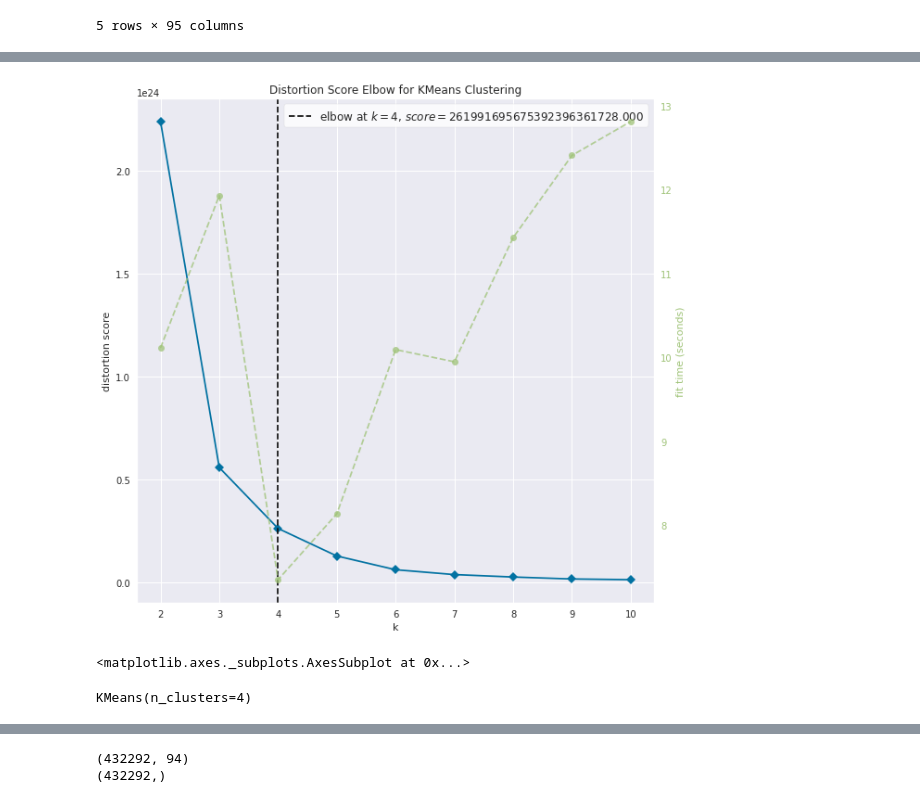
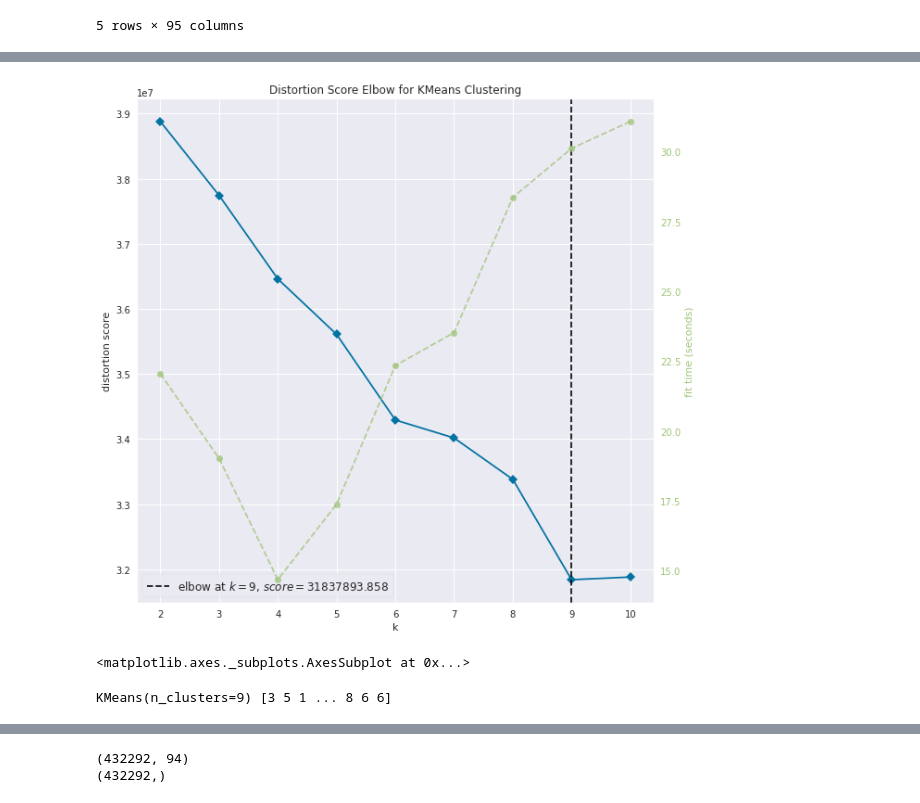
Before and after one commit to igmriegel/group-project-codenation, a Jupyter notebook: Clusterização_dos_dados.ipynb, the cells around one changed output, grey strips where cells are left out. Drawn from its saved outputs; the diff is of its cells as text; code cells hidden in the pictures.

```diff
--- a/Clusterização_dos_dados.ipynb
+++ b/Clusterização_dos_dados.ipynb
@@ -62,41 +75,28 @@ Requirement already satisfied: pyparsing!=2.0.4,!=2.1.2,!=2.1.6,>=2.0.1 in /usr/
 Requirement already satisfied: six>=1.5 in /usr/local/lib/python3.7/dist-packages (from python-dateutil>=2.1->matplotlib!=3.0.0,>=2.0.2->yellowbrick) (1.15.0)
 Requirement already satisfied: threadpoolctl>=2.0.0 in /usr/local/lib/python3.7/dist-packages (from scikit-learn>=1.0.0->yellowbrick) (3.1.0)
 Requirement already satisfied: joblib>=0.11 in /usr/local/lib/python3.7/dist-packages (from scikit-learn>=1.0.0->yellowbrick) (1.1.0)
-# %%
-from yellowbrick.cluster import KElbowVisualizer
-
-model = KMeans()
-plt.figure(figsize=(10,10))
-
-visualizer = KElbowVisualizer(model)
-visualizer.fit(df_without_id)
-
-
-sns.set_style('whitegrid')
-# Fit the data to the visualizer
-visualizer.show()
-
-# X = df_without_id
-# wcss = []
-# for i in range(1, 11):
-    # model = KMeans(n_clusters = i, random_state = 0)
-    # model.fit(X)
-    # wcss.append(model.inertia_)
-# plt.plot(range(1, 11), wcss)
-# plt.title('Elbow Method')                               # Set plot title
-# plt.xlabel('Number of clusters')                        # Set x axis name
-# plt.ylabel('Within Cluster Sum of Squares (WCSS)')      # Set y axis name
-# plt.show()
-# %% [output]
-[figure, removed]
-<matplotlib.axes._subplots.AxesSubplot at 0x...>
+# %%
+from yellowbrick.cluster import KElbowVisualizer
+
+model = KMeans()
+plt.figure(figsize=(10,10))
+
+visualizer = KElbowVisualizer(model)
+visualizer.fit(normalized_data)
+
+
+visualizer.show()
+# %% [output]
+[figure, added]
+<matplotlib.axes._subplots.AxesSubplot at 0x...>
 # %%
-kmeans = KMeans(n_clusters = 4)
+kmeans = KMeans(n_clusters = 9)
 kmeans = kmeans.fit(df_without_id)
+pred_y = kmeans.predict(df_without_id)
 
-print(kmeans)
+print(kmeans, pred_y)
 # %% [output]
-KMeans(n_clusters=4)
+KMeans(n_clusters=9) [3 5 1 ... 8 6 6]
 # %%
 dir(kmeans)
 # %% [output]
```
Also changed, not shown: parts of 20 cells of this notebook.
